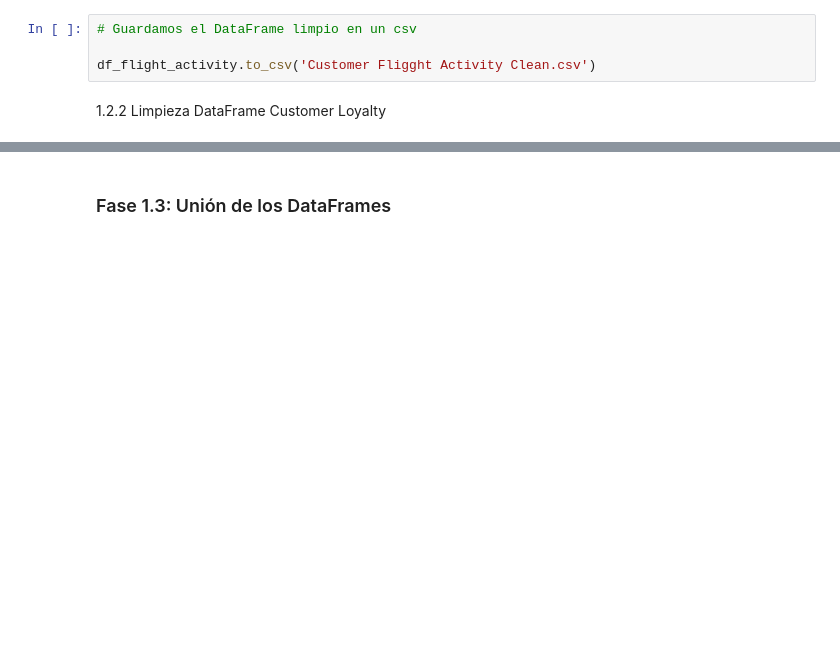
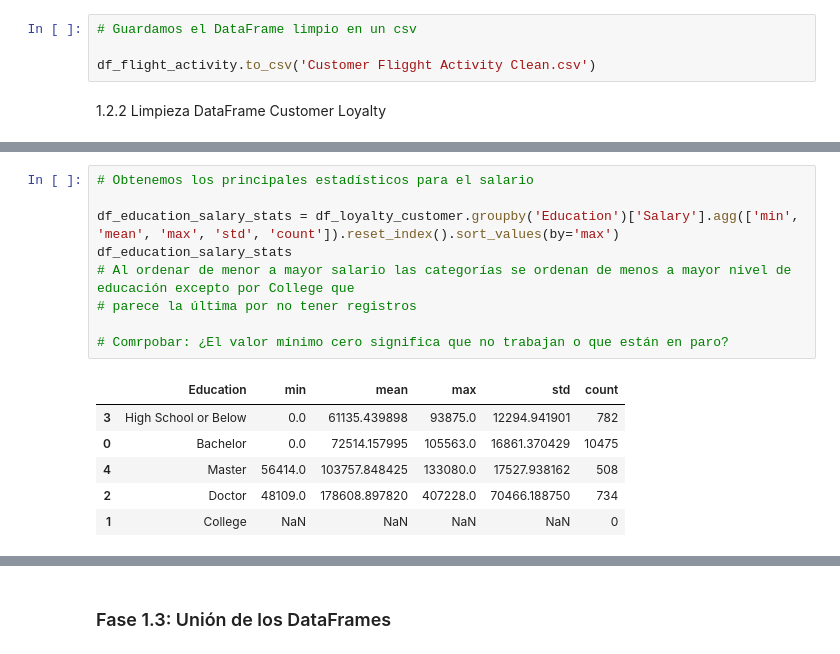
Before and after one commit to Adalab/bda-modulo-3-evaluacion-final-afcampillo, a Jupyter notebook: M3_TransformandoDatos_Evaluacion.ipynb, the cells around one changed output, grey strips where cells are left out. Cells and saved outputs as stored; diff of their text form; blank space fills up the shorter version.

```diff
--- a/M3_TransformandoDatos_Evaluacion.ipynb
+++ b/M3_TransformandoDatos_Evaluacion.ipynb
@@ -947,0 +950,16 @@ TypeError: agg function failed [how->mean,dtype->object]
+# %%
+# Obtenemos los principales estadísticos para el salario
+
+df_education_salary_stats = df_loyalty_customer.groupby('Education')['Salary'].agg(['min', 'mean', 'max', 'std', 'count']).reset_index().sort_values(by='max')
+df_education_salary_stats
+# Al ordenar de menor a mayor salario las categorías se ordenan de menos a mayor nivel de educación excepto por College que
+# parece la última por no tener registros
+
+# Comrpobar: ¿El valor mínimo cero significa que no trabajan o que están en paro?
+# %% [output]
+|  | Education | min | mean | max | std | count |
+| 3 | High School or Below | 0.0 | 61135.439898 | 93875.0 | 12294.941901 | 782 |
+| 0 | Bachelor | 0.0 | 72514.157995 | 105563.0 | 16861.370429 | 10475 |
+| 4 | Master | 56414.0 | 103757.848425 | 133080.0 | 17527.938162 | 508 |
+| 2 | Doctor | 48109.0 | 178608.897820 | 407228.0 | 70466.188750 | 734 |
+| 1 | College | NaN | NaN | NaN | NaN | 0 |
```
Also changed, not shown: parts of 22 cells of this notebook, 1 other file.
